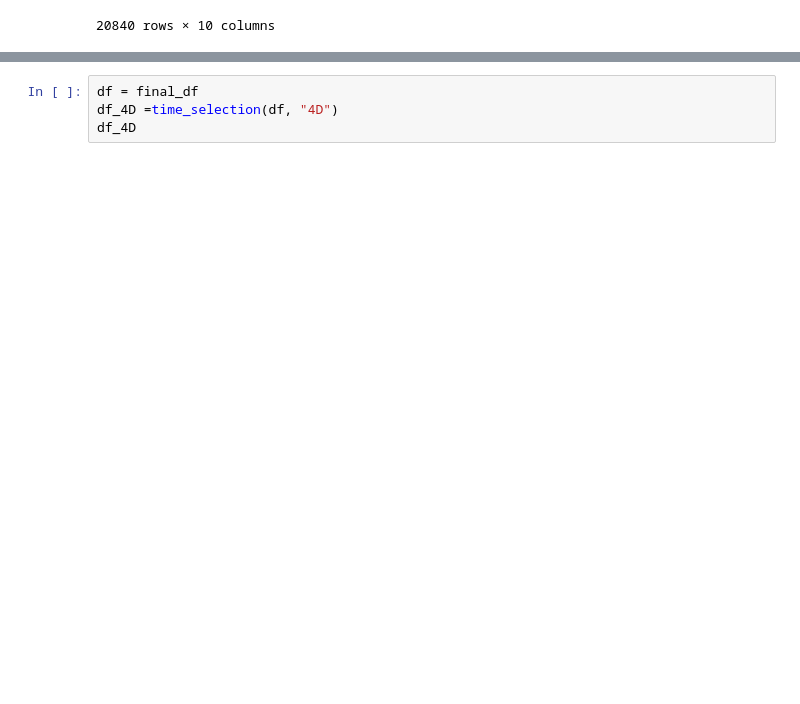
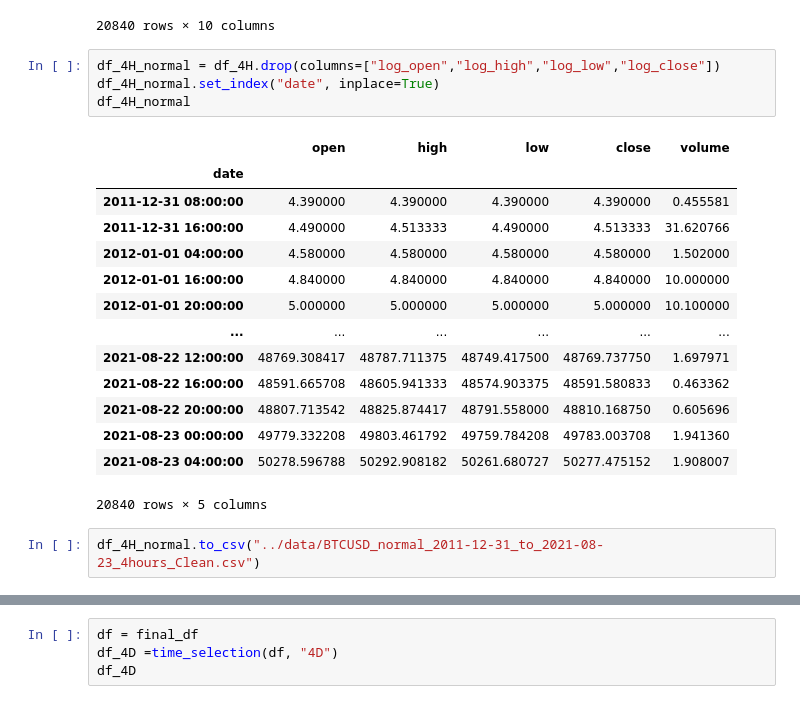
Before and after one commit to timjab92/cryptotrading-indicator, a Jupyter notebook: notebooks/Data_Colecting_Cleaning.ipynb, the cells around one changed output, grey strips where cells are left out. Cells and saved outputs as stored; diff of their text form; blank space fills up the shorter version.

Commit message:
add data, update notebook

```diff
--- a/notebooks/Data_Colecting_Cleaning.ipynb
+++ b/notebooks/Data_Colecting_Cleaning.ipynb
@@ -433,3 +432,24 @@ df_4H
 | 20838 | 2021-08-23 00:00:00 | 49779.332208 | 49803.461792 | 49759.784208 | 49783.003708 | 1.941360 | 10.815334 | 10.815818 | 10.814942 | 10.815408 |
 | 20839 | 2021-08-23 04:00:00 | 50278.596788 | 50292.908182 | 50261.680727 | 50277.475152 | 1.908007 | 10.825333 | 10.825618 | 10.824997 | 10.825311 |
 20840 rows × 10 columns
+# %%
+df_4H_normal = df_4H.drop(columns=["log_open","log_high","log_low","log_close"])
+df_4H_normal.set_index("date", inplace=True)
+df_4H_normal
+# %% [output]
+|  | open | high | low | close | volume |
+| date |  |  |  |  |  |
+| 2011-12-31 08:00:00 | 4.390000 | 4.390000 | 4.390000 | 4.390000 | 0.455581 |
+| 2011-12-31 16:00:00 | 4.490000 | 4.513333 | 4.490000 | 4.513333 | 31.620766 |
+| 2012-01-01 04:00:00 | 4.580000 | 4.580000 | 4.580000 | 4.580000 | 1.502000 |
+| 2012-01-01 16:00:00 | 4.840000 | 4.840000 | 4.840000 | 4.840000 | 10.000000 |
+| 2012-01-01 20:00:00 | 5.000000 | 5.000000 | 5.000000 | 5.000000 | 10.100000 |
+| ... | ... | ... | ... | ... | ... |
+| 2021-08-22 12:00:00 | 48769.308417 | 48787.711375 | 48749.417500 | 48769.737750 | 1.697971 |
+| 2021-08-22 16:00:00 | 48591.665708 | 48605.941333 | 48574.903375 | 48591.580833 | 0.463362 |
+| 2021-08-22 20:00:00 | 48807.713542 | 48825.874417 | 48791.558000 | 48810.168750 | 0.605696 |
+| 2021-08-23 00:00:00 | 49779.332208 | 49803.461792 | 49759.784208 | 49783.003708 | 1.941360 |
+| 2021-08-23 04:00:00 | 50278.596788 | 50292.908182 | 50261.680727 | 50277.475152 | 1.908007 |
+20840 rows × 5 columns
+# %%
+df_4H_normal.to_csv("../data/BTCUSD_normal_2011-12-31_to_2021-08-23_4hours_Clean.csv")
```
Also changed, not shown: parts of 5 cells of this notebook, 1 other file.
